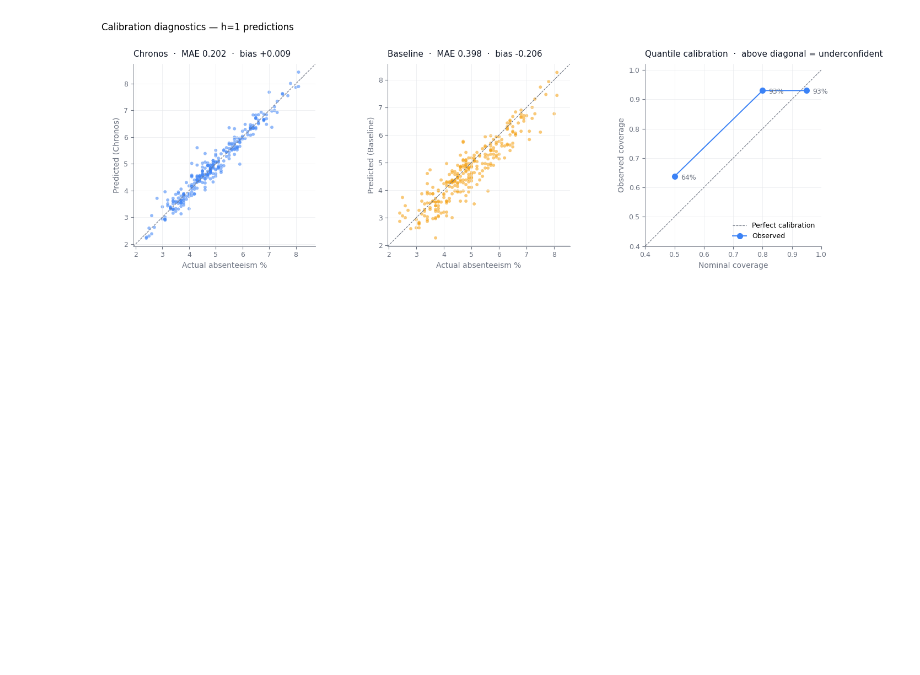
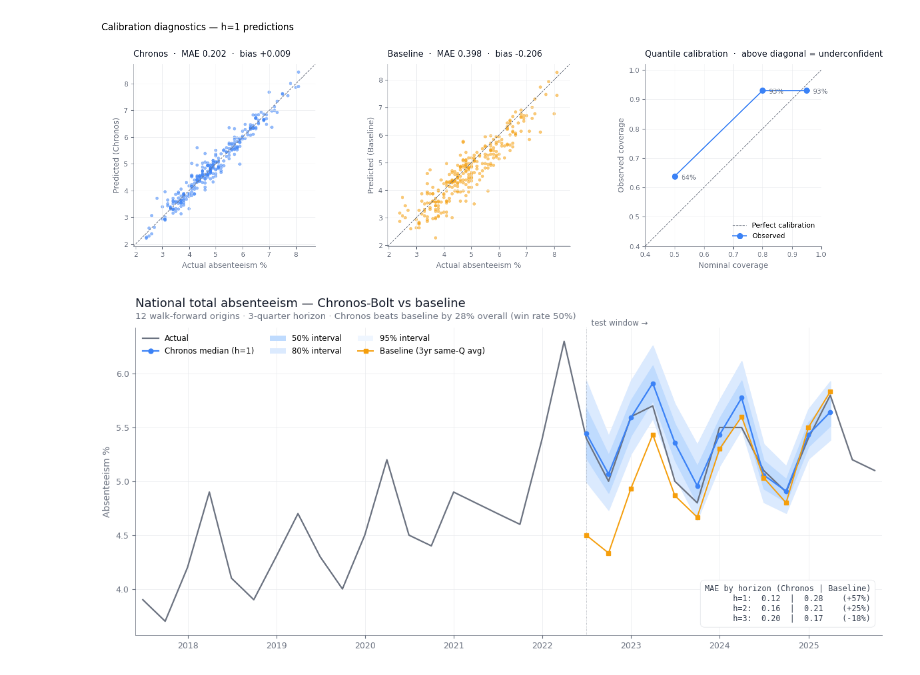
Before and after one commit to ysuurme/eaisi-uwv, a Jupyter notebook: notebooks/ml_experimentation/04_nb_foundational_models.ipynb, the cells around one changed output. Saved outputs shown, nothing was run; the diff lists cells and outputs as text; code cells hidden in the pictures; blank space fills up the shorter version.

```diff
--- a/notebooks/ml_experimentation/04_nb_foundational_models.ipynb
+++ b/notebooks/ml_experimentation/04_nb_foundational_models.ipynb
@@ -948,3 +949,93 @@ plt.show()
 [figure]
 [figure]
 [figure]
+# %%
+# ============================================================
+# Hero visual — Total absenteeism (T001081) walk-forward results
+# ============================================================
+
+SBI = "T001081"
+sub  = bt[bt["sbi_code"] == SBI].sort_values(["origin_date", "horizon"])
+h1   = sub[sub["horizon"] == 1].sort_values("target_date")
+s    = SERIES_GROUPS["total"][SBI].dropna()
+
+# Headline metrics
+m_overall = metrics_by_sector_overall.set_index("sbi_code").loc[SBI]
+m_h       = metrics_by_sector_horizon[metrics_by_sector_horizon["sbi_code"] == SBI].set_index("horizon")
+
+fig, ax = plt.subplots(figsize=(12, 5.6))
+
+# ---- Visible window: 5 years of history + test window ----
+visible_start = h1["target_date"].min() - pd.DateOffset(years=5)
+s_vis = s[s.index >= visible_start]
+
+# ---- Nested prediction bands (h=1) ----
+ax.fill_between(h1["target_date"], h1["q02"], h1["q97"], color=C_BAND_95, zorder=1, label="_95")
+ax.fill_between(h1["target_date"], h1["q10"], h1["q90"], color=C_BAND_80, zorder=2, label="_80")
+ax.fill_between(h1["target_date"], h1["q25"], h1["q75"], color=C_BAND_50, zorder=3, label="_50")
+
+# ---- Actuals ----
+ax.plot(s_vis.index, s_vis.values, color=C_GREY, lw=1.6, zorder=5, label="Actual")
+
+# ---- Chronos median (h=1) ----
+ax.plot(h1["target_date"], h1["y_hat"],
+        color=C_BLUE, lw=1.6, marker="o", ms=4.5, zorder=6, label="Chronos median (h=1)")
+
+# ---- Baseline overlay ----
+ax.plot(h1["target_date"], h1["baseline_prediction"],
+        color=C_ORANGE, lw=1.4, marker="s", ms=4.0, zorder=6, label="Baseline (3yr same-Q avg)")
+
+# ---- Vertical guide at start of test window ----
+test_start = h1["target_date"].min()
+ax.axvline(test_start, color=C_GREY, lw=0.6, ls=":", alpha=0.7, zorder=4)
+ax.text(test_start, ax.get_ylim()[1] if False else s_vis.max() * 1.02,
+        "  test window →",
+        color=C_GREY, fontsize=8.5, va="bottom", ha="left")
+
+# ---- Axes & title ----
+ax.set_ylabel("Absenteeism %", fontsize=10)
+ax.xaxis.set_major_locator(mdates.YearLocator(1))
+ax.xaxis.set_major_formatter(mdates.DateFormatter("%Y"))
+ax.margins(x=0.01)
+
+title_main = "National total absenteeism — Chronos-Bolt vs baseline"
+title_sub  = (
+    f"12 walk-forward origins · 3-quarter horizon · "
+    f"Chronos beats baseline by {m_overall['improvement_pct']:.0f}% overall "
+    f"(win rate {m_overall['win_rate_chronos']:.0%})"
+)
+ax.set_title(title_main, fontsize=13, pad=22)
+ax.text(0, 1.02, title_sub, transform=ax.transAxes,
+        color=C_GREY, fontsize=9.5, va="bottom", ha="left")
+
+# ---- Legend ----
+handles = [
+    plt.Line2D([0], [0], color=C_GREY,    lw=1.6, label="Actual"),
+    plt.Line2D([0], [0], color=C_BLUE,    lw=1.6, marker="o", ms=5, label="Chronos median (h=1)"),
+    Patch(facecolor=C_BAND_50, edgecolor="none", label="50% interval"),
+    Patch(facecolor=C_BAND_80, edgecolor="none", label="80% interval"),
+    Patch(facecolor=C_BAND_95, edgecolor="none", label="95% interval"),
+    plt.Line2D([0], [0], color=C_ORANGE,  lw=1.4, marker="s", ms=5, label="Baseline (3yr same-Q avg)"),
+]
+ax.legend(handles=handles, loc="upper left", ncol=3, fontsize=8.5)
+
+# ---- Bottom-right metrics panel ----
+metrics_text = (
+    f"MAE by horizon (Chronos | Baseline)\n"
+    f"  h=1:  {m_h.loc[1, 'MAE_chronos']:.2f}  |  {m_h.loc[1, 'MAE_baseline']:.2f}    "
+    f"({m_h.loc[1, 'improvement_pct']:+.0f}%)\n"
+    f"  h=2:  {m_h.loc[2, 'MAE_chronos']:.2f}  |  {m_h.loc[2, 'MAE_baseline']:.2f}    "
+    f"({m_h.loc[2, 'improvement_pct']:+.0f}%)\n"
+    f"  h=3:  {m_h.loc[3, 'MAE_chronos']:.2f}  |  {m_h.loc[3, 'MAE_baseline']:.2f}    "
+    f"({m_h.loc[3, 'improvement_pct']:+.0f}%)"
+)
+ax.text(0.985, 0.04, metrics_text,
+        transform=ax.transAxes, fontsize=8.5, color="#374151",
+        ha="right", va="bottom", family="monospace",
+        bbox=dict(boxstyle="round,pad=0.55", facecolor="white",
+                  edgecolor=C_GRID, linewidth=0.6))
+
+plt.tight_layout()
+plt.show()
+# %% [output]
+[figure, added]
```
Also changed, not shown: parts of 2 cells of this notebook.
